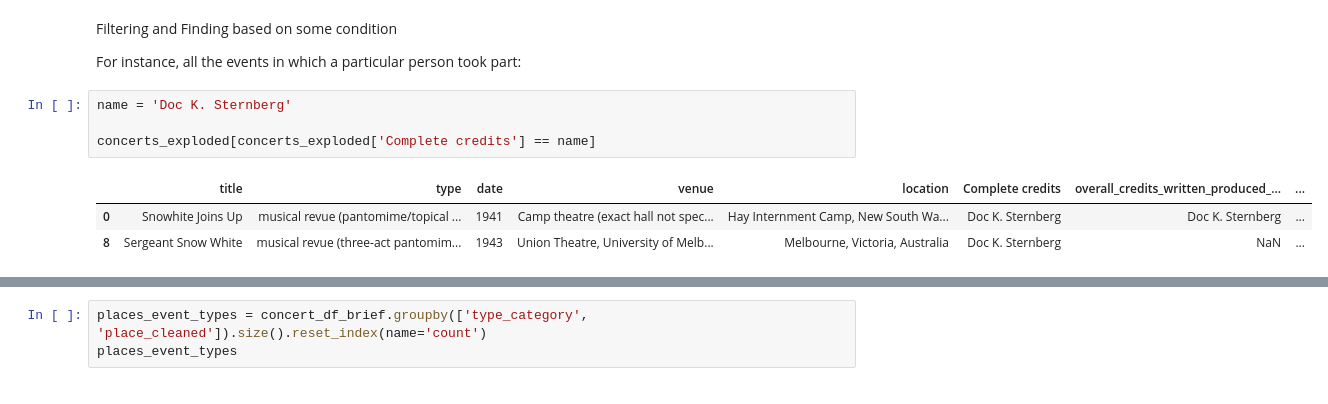
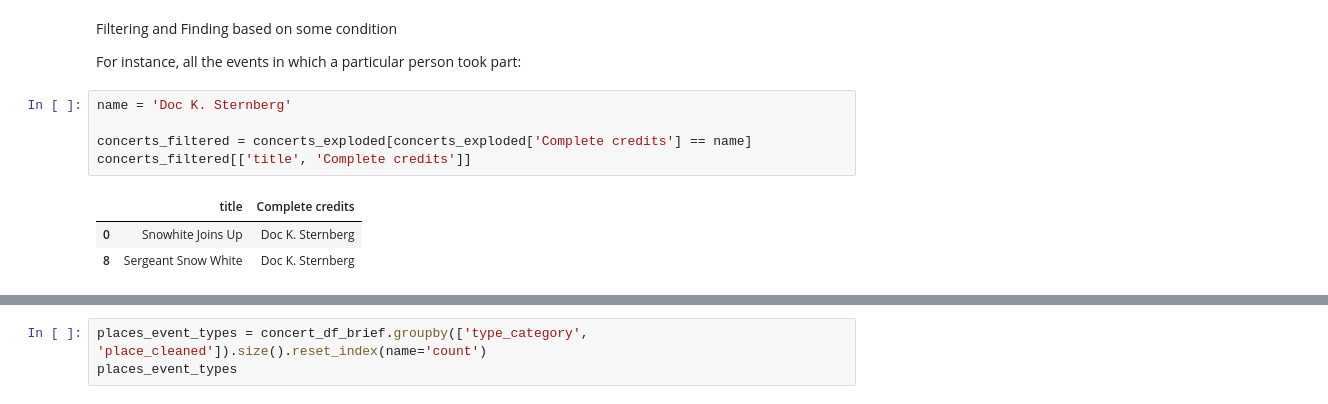
Before and after one commit to RichardFreedman/Summer2026, a Jupyter notebook: Melbourne_Jewish_Museum_Concert_Archive-main/Archive_JSON_Workshop.ipynb, the cells around one changed output, grey strips where cells are left out. Drawn from its saved outputs; the diff is of its cells as text.

```diff
--- a/Melbourne_Jewish_Museum_Concert_Archive-main/Archive_JSON_Workshop.ipynb
+++ b/Melbourne_Jewish_Museum_Concert_Archive-main/Archive_JSON_Workshop.ipynb
@@ -675,11 +695,12 @@ For instance, all the events in which a particular person took part:
 # %%
 name = 'Doc K. Sternberg'
 
-concerts_exploded[concerts_exploded['Complete credits'] == name]
+concerts_filtered = concerts_exploded[concerts_exploded['Complete credits'] == name]
+concerts_filtered[['title', 'Complete credits']]
 # %% [output]
-|  | title | type | date | venue | location | Complete credits | overall_credits_written_produced_... | ... |
-| 0 | Snowhite Joins Up | musical revue (pantomime/topical ... | 1941 | Camp theatre (exact hall not spec... | Hay Internment Camp, New South Wa... | Doc K. Sternberg | Doc K. Sternberg | ... |
-| 8 | Sergeant Snow White | musical revue (three-act pantomim... | 1943 | Union Theatre, University of Melb... | Melbourne, Victoria, Australia | Doc K. Sternberg | NaN | ... |
+|  | title | Complete credits |
+| 0 | Snowhite Joins Up | Doc K. Sternberg |
+| 8 | Sergeant Snow White | Doc K. Sternberg |
 # %%
 # filter by date:
 year = '1941'
```
Also changed, not shown: parts of 6 cells of this notebook.
